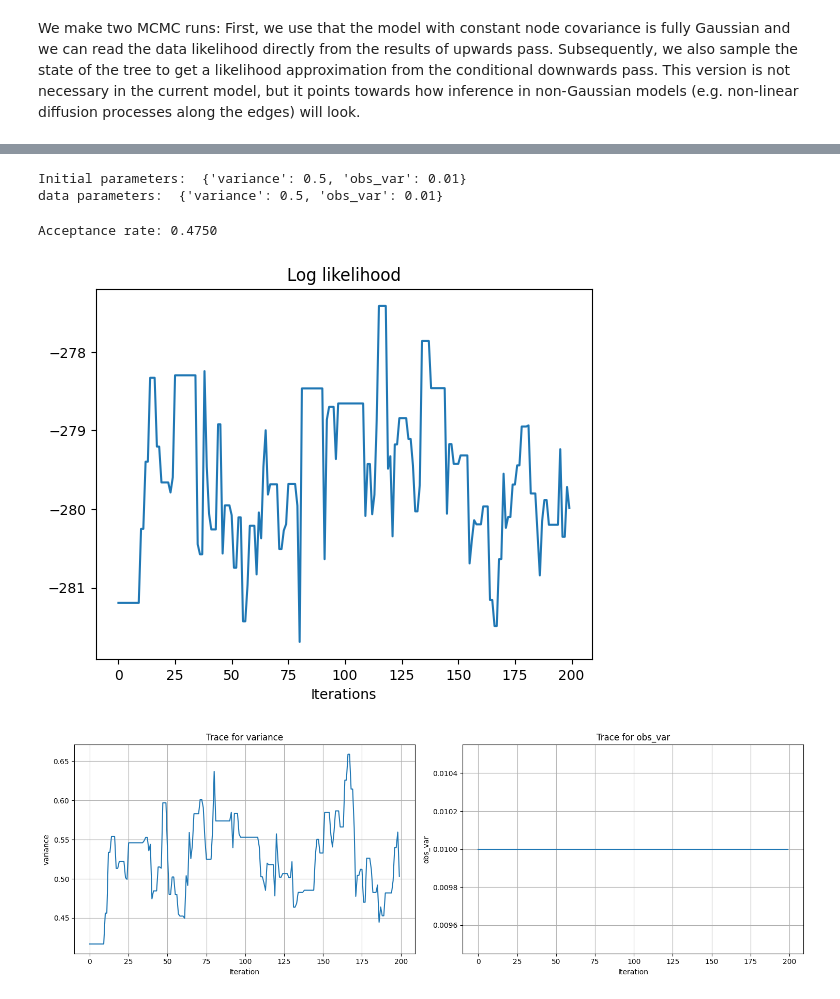
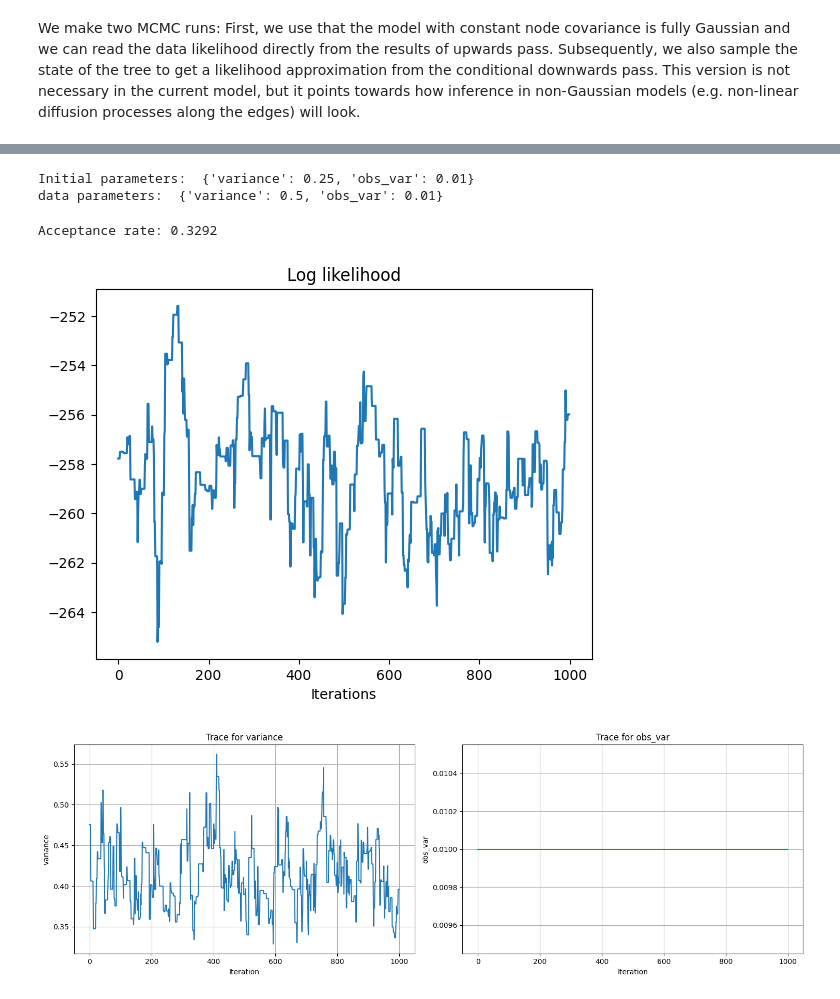
Before and after one commit to ComputationalEvolutionaryMorphometry/hyperiax, a Jupyter notebook: examples/mcmc_Gaussian_BFFG.ipynb, the cells around one changed output, grey strips where cells are left out. Saved outputs shown, nothing was run; the diff lists cells and outputs as text; code cells hidden in the pictures.

```diff
--- a/examples/mcmc_Gaussian_BFFG.ipynb
+++ b/examples/mcmc_Gaussian_BFFG.ipynb
@@ -156,17 +167,15 @@ updown = LevelwiseTreeExecutor(updownmodel)
 We make an upwards pass and a downwards conditional sampling to test. Subsequently, we time the three operations (uncondtional down, conditional down, and up).
 # %%
 # backwards filter and fowards guiding
-utree = leaf_tree.copy()
-init_up(utree,params)
-utree = updown.up(utree,params.values())
-utree.root['value'] = root
-dtree_conditional = updown.down(utree,params.values())
+init_up(leaf_values,params)
+up.up(tree,params.values())
+down_conditional.down(tree,params.values())
 
 # time the operations
 subkey, key = split(key)
-noise_tree = hyperiax.tree.initializers.initialize_noise(tree, subkey, (d,))
-%time down_unconditional.down(noise_tree,params.values())
-%time updown.up(utree,params.values())
-updown.up(utree,params.values())
-%time updown.up(utree,params.values())
+update_noise(tree,subkey)
+down_unconditional.down(tree,params.values())
+%time down_unconditional.down(tree,params.values())
+%time down_conditional.down(tree,params.values())
+%time up.up(tree,params.values())
 # %% [output]
@@ -290,11 +303,11 @@ Acceptance rate: 0.8750
 # inference for Gaussian model, likelihood from forward guiding
 
 # Crank-Nicolson update with possibly node-dependent lambd
-lambd = lambda node: .9
-update_CN = lambda tree,key: update_noise_inplace(lambda node,new: node['noise']*lambd(node)+jnp.sqrt((1-lambd(node)**2))*new,tree,key)
-zero_noise = lambda tree,key: update_noise_inplace(lambda node,new: jnp.zeros_like(node['noise']),tree,key)
+lambd = .9
+update_CN = lambda noise,key: noise*lambd+jnp.sqrt((1-lambd**2))*jax.random.normal(key,noise.shape)
 
 # downwards pass to compute likelihoods
+tree.add_property('log_likelihood', shape=())
 @jax.jit
 def down_log_likelihood(value,edge_length,parent_value,params,**args):
     var = params['variance']*edge_length # total edge variance
@@ -302,65 +315,59 @@ def down_log_likelihood(value,edge_length,parent_value,params,**args):
 
     return {'log_likelihood': jax.vmap(lambda value,m,covar: jnp.real(jax.scipy.stats.multivariate_normal.logpdf(value,m,covar)))(value,parent_value,covar)}
 downmodel_log_likelihood = DownLambda(down_fn=down_log_likelihood)
-down_log_likelihood = LevelwiseTreeExecutor(downmodel_log_likelihood)
+down_log_likelihood = OrderedExecutor(downmodel_log_likelihood)
 
 # log likelihood of the tree
 def log_likelihood(data,state):
     """Log likelihood of the tree."""
-    params,tree = state
-    log_likelihood_tree = down_log_likelihood.down(tree,params.values())
-    log_likelihood_tree.root['log_likelihood'] = 0
-    return jnp.sum(jnp.array([n['log_likelihood'] for n in log_likelihood_tree.iter_bfs()]))
+    params,noise = state
+    init_up(data,params); up.up(tree,params.values())
+    tree.data['noise'] = noise; down_conditional.down(tree,params.values())
+    down_log_likelihood.down(tree,params.values())
+    return jnp.sum(tree.data['log_likelihood'][1:]) # ignore root node
 
 def log_posterior(data,state):
     """Log posterior given the state and data."""
     parameters,_ = state
     log_prior = parameters.log_prior()
     log_like = log_likelihood(data,state)
     return log_prior + log_like
 
-def proposal(data, state, key):
+def proposal(state, key):
     subkeys = jax.random.split(key,2)
-    parameters,tree = state
+    parameters,noise = state
 
     # update parameters
     new_parameters = parameters.propose(subkeys[0])
-    # backwards filtering with updated parameters
-    utree = data.copy(); init_up(utree,new_parameters)
-    utree = updown.up(utree,new_parameters.values())
+    # update noise
+    new_noise = update_CN(noise,subkeys[1])
 
-    # update tree, CN update and forward filtering with the updated noise
-    utree_CN = update_CN(utree,subkeys[1])
-    dtree = updown.down(utree_CN,new_parameters.values())
-
-    return new_parameters,dtree
+    return new_parameters,new_noise
 
 # tree values and parameters
 init_params = ParameterStore({
-    'variance': VarianceParameter(.5), # variance of the Gaussian transition kernel
+    'variance': VarianceParameter(.25), # variance of the Gaussian transition kernel
     'obs_var': VarianceParameter(.01,alpha=3,beta=.5,keep_constant=True) # observation noise variance
     })
 print("Initial parameters: ",init_params.values())
 print("data parameters: ",params.values())
 
 # initial state
-leaf_tree.root['value'] = root
-leaf_tree = zero_noise(leaf_tree,key)
-utree = leaf_tree.copy(); init_up(utree,init_params);
-init_state = (init_params,updown.down(updown.up(utree,init_params.values()),init_params.values()))
+init_up(leaf_values,init_params)
+init_state = (init_params,jnp.zeros_like(tree.data['noise']))
 
 # Run Metropolis-Hastings
 subkey, key = split(key)
-log_likelihoods, samples = metropolis_hastings(log_posterior, proposal, leaf_tree, init_state, 200, burn_in=200, rng_key=key, savef=lambda state: state[0])
+log_likelihoods, samples = metropolis_hastings(log_posterior, proposal, leaf_values, init_state, 1000, burn_in=200, rng_key=key, savef=lambda state: state[0])
 
 # plot
 plt.plot(log_likelihoods)
 plt.xlabel("Iterations")
 plt.title('Log likelihood')
 trace_plots(samples)
 # %% [output]
-Initial parameters:  {'variance': 0.5, 'obs_var': 0.01}
+Initial parameters:  {'variance': 0.25, 'obs_var': 0.01}
 data parameters:  {'variance': 0.5, 'obs_var': 0.01}
-Acceptance rate: 0.4750
+Acceptance rate: 0.3292
-[figure, old version]
+[figure, new version]
-[figure, old version]
+[figure, new version]
```
Also changed, not shown: parts of 19 cells of this notebook, 4 other files.
